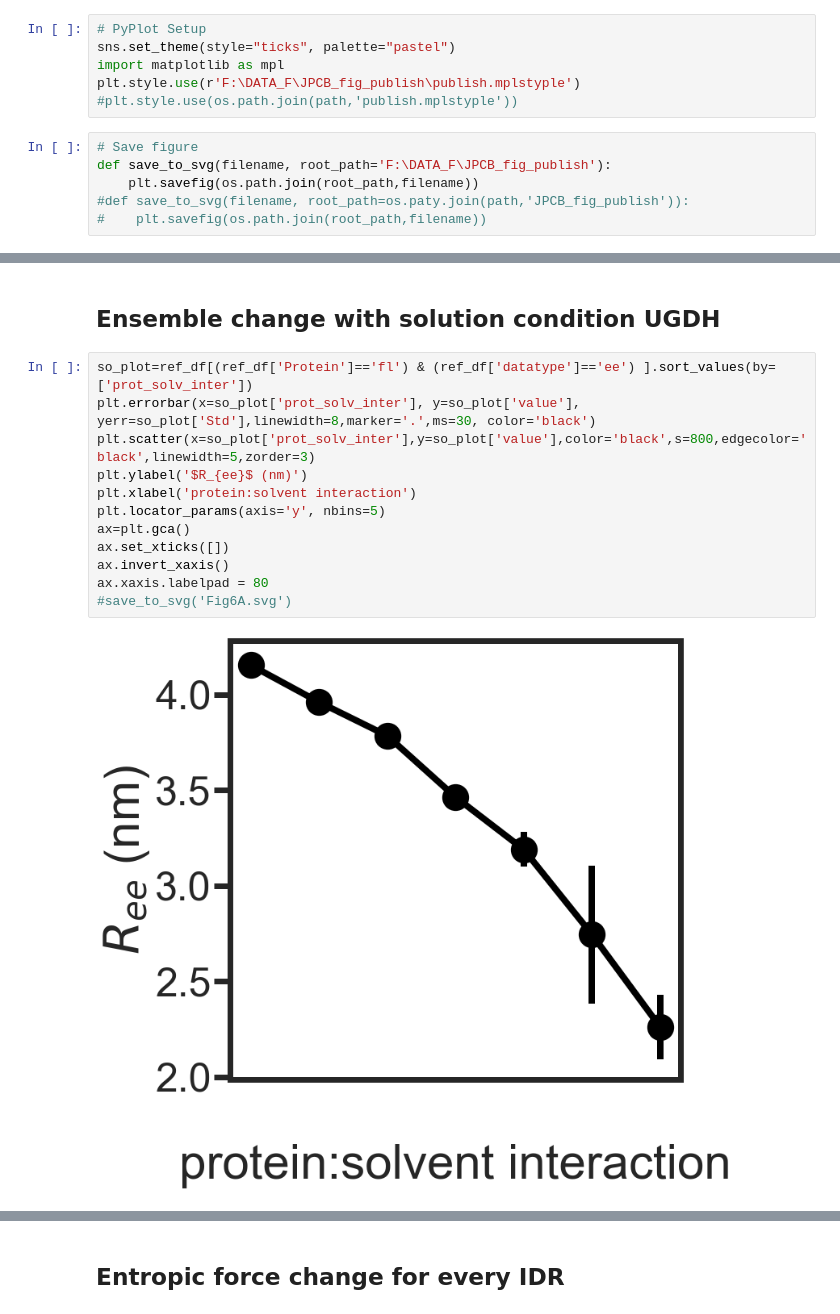
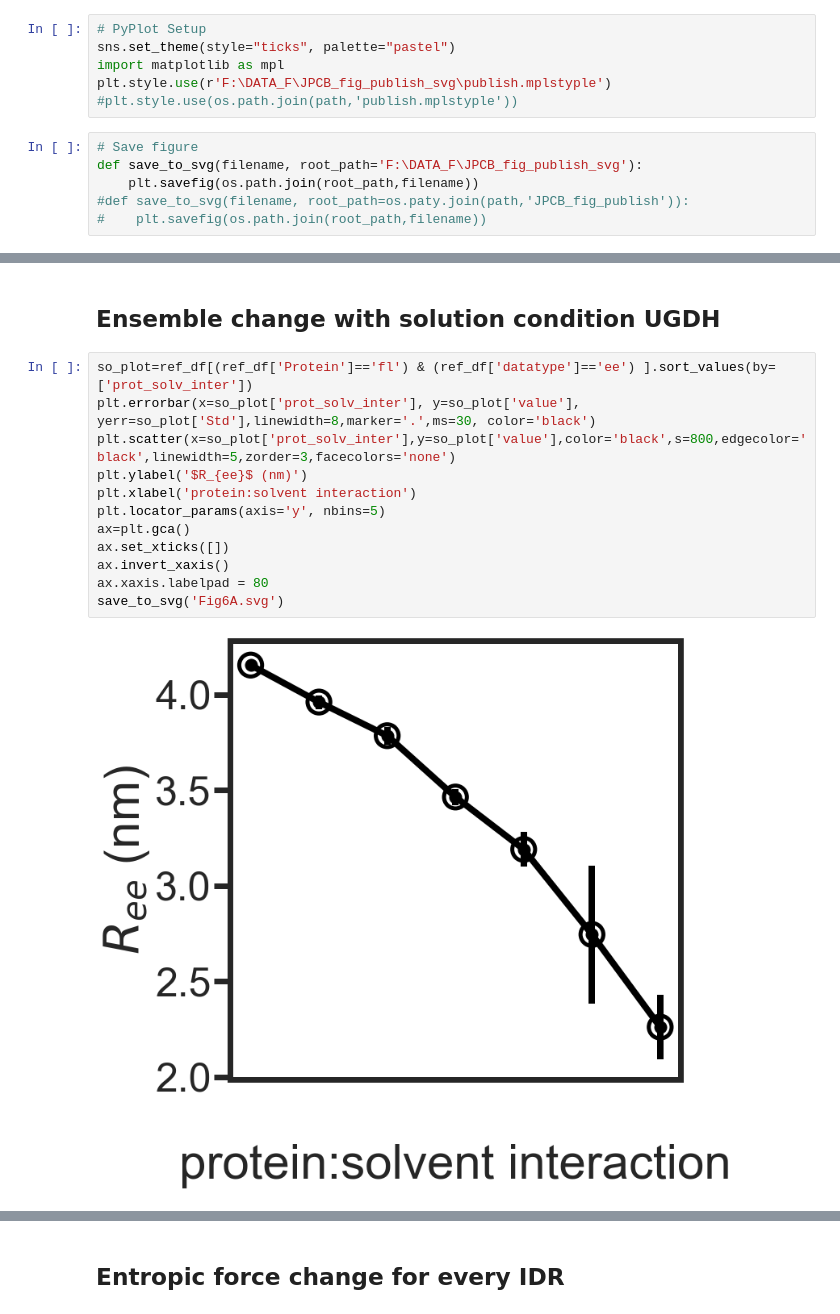
Before and after one commit to sukeniklab/Entropic_Force, a Jupyter notebook: Entropy_Force_raw_data/Publication_Disprot_database.ipynb, the cells around one changed output, grey strips where cells are left out. Drawn from its saved outputs; the diff is of its cells as text.

```diff
--- a/Entropy_Force_raw_data/Publication_Disprot_database.ipynb
+++ b/Entropy_Force_raw_data/Publication_Disprot_database.ipynb
@@ -37,11 +37,11 @@ os.chdir(path)
 # PyPlot Setup
 sns.set_theme(style="ticks", palette="pastel")
 import matplotlib as mpl
-plt.style.use(r'F:\DATA_F\JPCB_fig_publish\publish.mplstyple')
+plt.style.use(r'F:\DATA_F\JPCB_fig_publish_svg\publish.mplstyple')
 #plt.style.use(os.path.join(path,'publish.mplstyple'))
 # %%
 # Save figure
-def save_to_svg(filename, root_path='F:\DATA_F\JPCB_fig_publish'):
+def save_to_svg(filename, root_path='F:\DATA_F\JPCB_fig_publish_svg'):
     plt.savefig(os.path.join(root_path,filename))
 #def save_to_svg(filename, root_path=os.paty.join(path,'JPCB_fig_publish')):
 #    plt.savefig(os.path.join(root_path,filename))
@@ -395,14 +413,14 @@ GS8       20.5              0.0       0.389297       28000.0
 # %%
 so_plot=ref_df[(ref_df['Protein']=='fl') & (ref_df['datatype']=='ee') ].sort_values(by=['prot_solv_inter'])
 plt.errorbar(x=so_plot['prot_solv_inter'], y=so_plot['value'], yerr=so_plot['Std'],linewidth=8,marker='.',ms=30, color='black')
-plt.scatter(x=so_plot['prot_solv_inter'],y=so_plot['value'],color='black',s=800,edgecolor='black',linewidth=5,zorder=3)
+plt.scatter(x=so_plot['prot_solv_inter'],y=so_plot['value'],color='black',s=800,edgecolor='black',linewidth=5,zorder=3,facecolors='none')
 plt.ylabel('$R_{ee}$ (nm)')
 plt.xlabel('protein:solvent interaction')
 plt.locator_params(axis='y', nbins=5)
 ax=plt.gca()
 ax.set_xticks([])
 ax.invert_xaxis()
 ax.xaxis.labelpad = 80
-#save_to_svg('Fig6A.svg')
+save_to_svg('Fig6A.svg')
 # %% [output]
-[figure, old version]
+[figure, new version]
```
Also changed, not shown: parts of 29 cells of this notebook, 6 other files.
